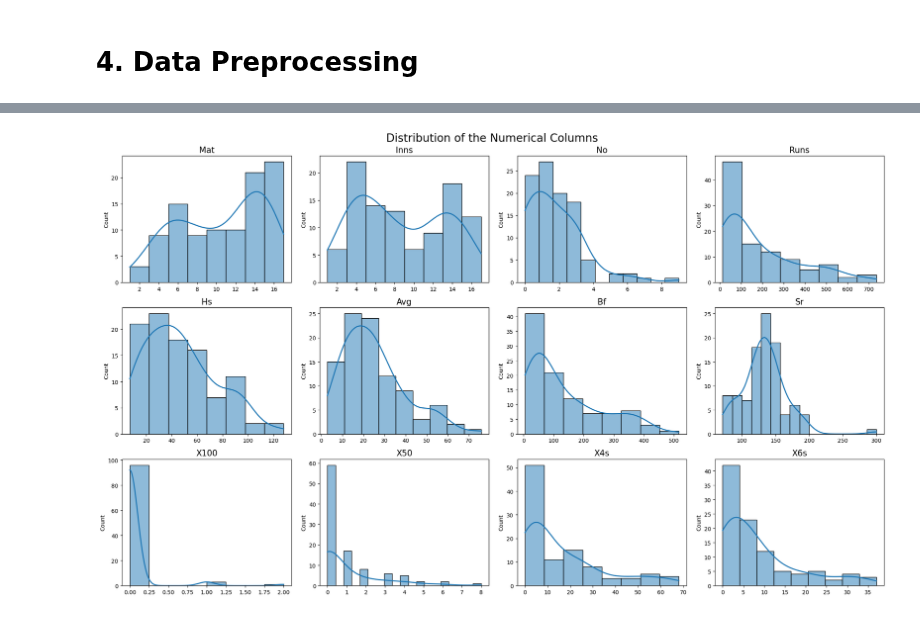
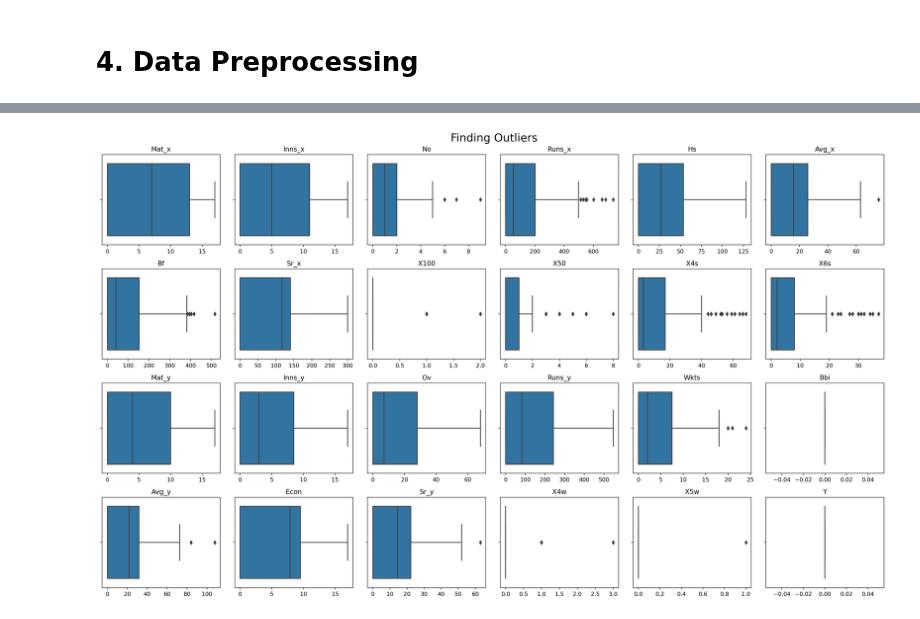
Before and after one commit to SwagAbyss/SwagML, a Jupyter notebook: Projects/IPL 2018/ipl_batting_2018.ipynb, the cells around one changed output, grey strips where cells are left out. Saved outputs shown, nothing was run; the diff lists cells and outputs as text; code cells hidden in the pictures.

```diff
--- a/Projects/IPL 2018/ipl_batting_2018.ipynb
+++ b/Projects/IPL 2018/ipl_batting_2018.ipynb
@@ -86,2 +95,4 @@ Index(['Player', 'Mat', 'Inns', 'No', 'Runs', 'Hs', 'Avg', 'Bf', 'Sr', 'X100',
       dtype='object')
+# %%
+data.columns = data.columns.str.replace('.', '_')
 # %%
@@ -88,3 +100 @@ Index(['Player', 'Mat', 'Inns', 'No', 'Runs', 'Hs', 'Avg', 'Bf', 'Sr', 'X100',
 data = data.replace(to_replace='-', value=np.nan)
-# %%
-data['Avg'] = data['Avg'].astype('float64')
@@ -113,0 +158,23 @@ dtype: int64
+# %%
+# creates a figure and multiple subplots using the matplotlib library
+fig, axes = plt.subplots(ncols=3, nrows=1, figsize=(10,4))
+
+# flattens the 2D array of subplots into a 1D array
+axes = axes.flat
+
+# creates a list of column names that will be used to plot the barplot
+count_features = ['No', 'X100', 'X50']
+
+# for loop that will iterate through the list of column names
+for index, column in enumerate(count_features):
+    sns.countplot(
+        data=data,
+        x=column,
+        ax=axes[index]
+    )
+
+# removes the x-axis label of the current subplot
+    axes[index].set_xlabel('')
+    axes[index].set_title(column, size=10)
+plt.tight_layout()
+plt.show()
@@ -114,19 +220,23 @@ dtype: int64
 # %%
-fig, axes = plt.subplots(ncols=4, nrows=3, figsize=(20,12))
+# creates a figure and multiple subplots using the matplotlib library
+fig, axes = plt.subplots(ncols=6, nrows=4, figsize=(20,12), dpi=200)
+
+# flattens the 2D array of subplots into a 1D array
 axes = axes.flat
+
+# for loop that will iterate through the list of column names
 for index, column in enumerate(numcols):
-    sns.histplot(
+    sns.boxplot(
         data=data,
         x=column,
-        stat='count',
-        kde=True,
-        line_kws={'linewidth':2},
         ax=axes[index]
     )
+
+# removes the x-axis label of the current subplot
     axes[index].set_xlabel('')
-    axes[index].set_title(column, size=15)
-plt.suptitle('Distribution of the Numerical Columns', size=20)
+    axes[index].set_title(column)
+plt.suptitle('Finding Outliers', fontsize=30)
 plt.tight_layout()
 plt.show()
 # %% [output]
-[figure, old version]
+[figure, new version]
```
Also changed, not shown: parts of 42 cells of this notebook, 2 other files.
